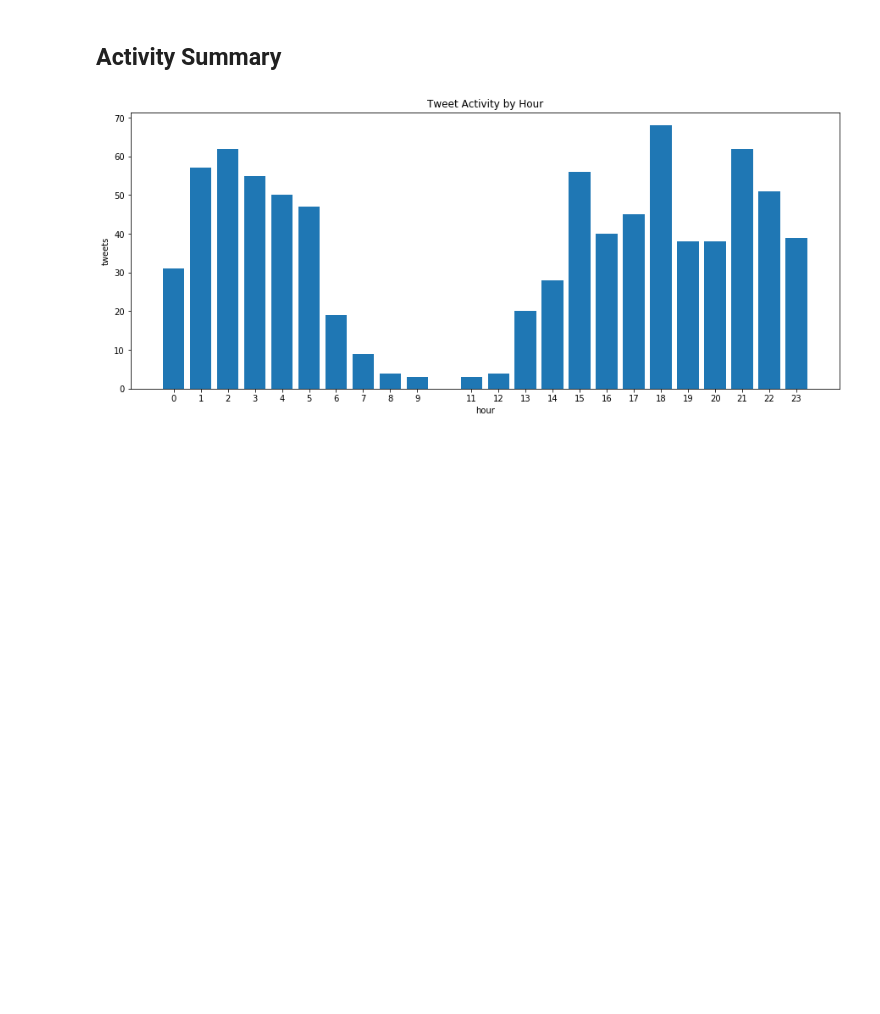
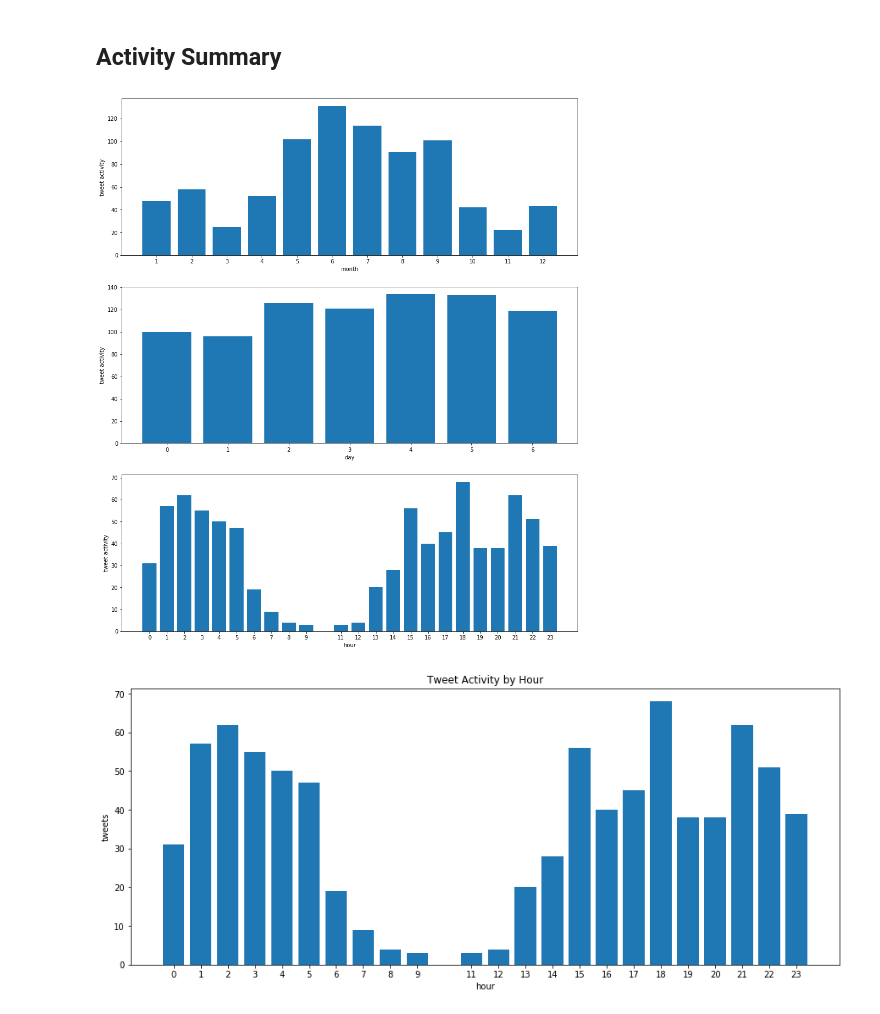
Before and after one commit to gtieng/twitter_analytics, a Jupyter notebook: main.ipynb, the cells around one changed output. Cells and saved outputs as stored; diff of their text form; code cells hidden in the pictures; blank space fills up the shorter version.

Commit message:
activity subplots replaced

```diff
--- a/main.ipynb
+++ b/main.ipynb
@@ -59,6 +59,25 @@ gerard_tweets = gerard[~gerard["Tweet text"].str.startswith("@")]
 gerard_replies = gerard[gerard["Tweet text"].str.startswith("@")]
 # %% [markdown]
 ## Activity Summary
+# %%
+fig, ax = plt.subplots(3, 1, figsize=(15, 18))
+
+ax[0].bar(month_activity.index, month_activity["Tweet permalink"], tick_label=month_activity.index)
+ax[0].set_xlabel("month")
+ax[0].set_ylabel("tweet activity")
+
+ax[1].bar(day_activity.index, day_activity["Tweet permalink"], tick_label=day_activity.index)
+ax[1].set_xlabel("day")
+ax[1].set_ylabel("tweet activity")
+
+ax[2].bar(hour_activity.index, hour_activity["Tweet permalink"], tick_label=hour_activity.index)
+ax[2].set_xlabel("hour")
+ax[2].set_ylabel("tweet activity")
+
+
+plt.show()
+# %% [output]
+[figure, added]
 # %%
 hour_activity = gerard_tweets.groupby("hour").count()
 # %%
```
Also changed, not shown: parts of 2 cells of this notebook.
